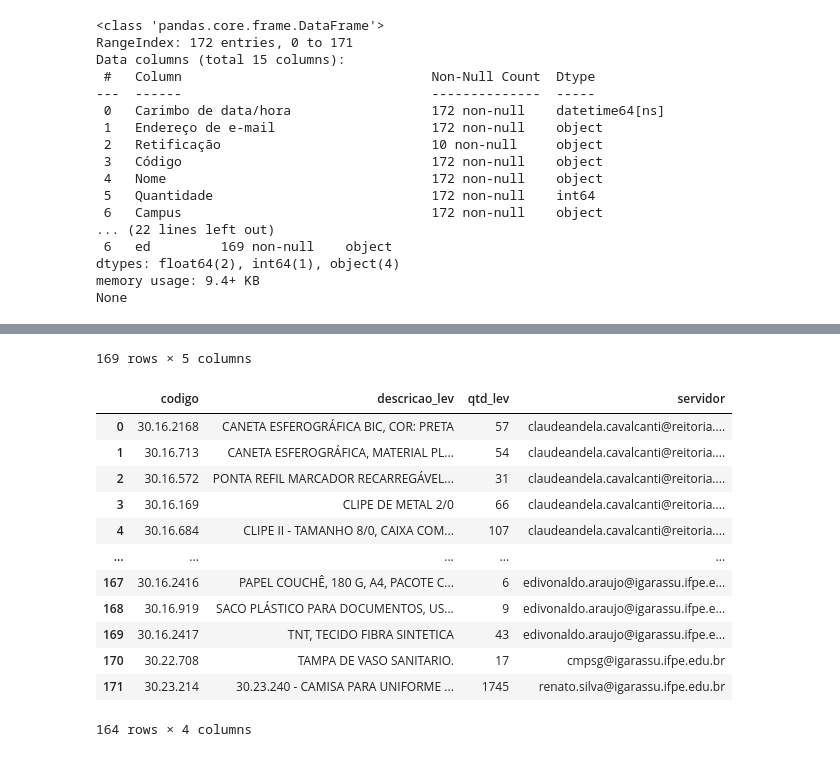
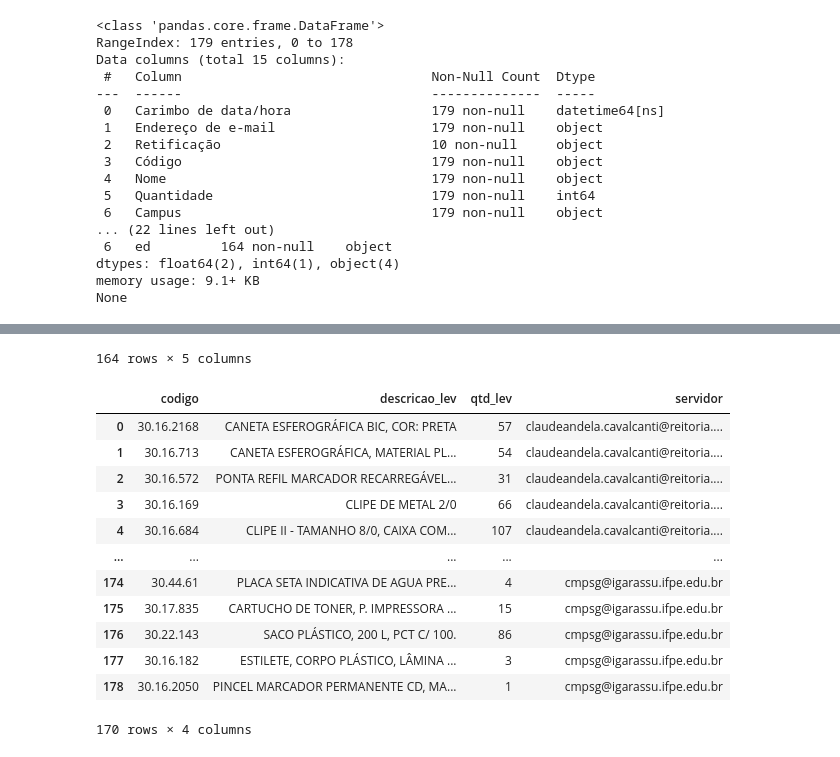
Before and after one commit to ricardoseminsta/automacao_almox, a Jupyter notebook: consolicacao_inventario.ipynb, the cells around one changed output, grey strips where cells are left out. Cells and saved outputs as stored; diff of their text form; code cells hidden in the pictures.

```diff
--- a/consolicacao_inventario.ipynb
+++ b/consolicacao_inventario.ipynb
@@ -12,21 +12,29 @@ data_e_hora = data_e_hora_atuais.strftime('%Y-%m-%d_%H-%M')
 logger = logging.getLogger('consolidação')
 logger.setLevel(logging.DEBUG)
 
-fHandler = logging.FileHandler(f'logs/{data_e_hora_atuais}_extracao.log', mode='w')
+fHandler = logging.FileHandler(f'logs/{data_e_hora_atuais}_consolidacao.log', mode='w')
 formatter = logging.Formatter('%(asctime)s - %(levelname)s - %(message)s')
 
 fHandler.setFormatter(formatter)
 logger.addHandler(fHandler)
 
 # logging.basicConfig(level=logging.DEBUG, filename='app.log', filemode='x', format='%(asctime)s - %(levelname)s - %(message)s')
-logger.info(f'Iniciando Extarção campus {n_campi}')
+logger.info(f'Iniciando consolidação campus {n_campi}')
 # logger.debug('debug message')
 # logger.warning('warn message')
 # %%
 import pandas as pd
 
+logger.info(f'carregando palnilha de levantamento fisico campus {n_campi}')
 levantamento = pd.read_excel('consolidacao/levantamento/2023_levantamento_CIGR.xlsx')
-suap = pd.read_excel('consolidacao/suap/2023-08-03_16-16_CIGR_relatorio_almox.xlsx')
+time.sleep(random.randint(60, 80))
+
+logger.info(f'carregando palnilha de estoque suap campus {n_campi}')
+suap = pd.read_excel('consolidacao/suap/2023-08-10_16-07_CIGR_relatorio_almox.xlsx')
+time.sleep(random.randint(60, 80))
+
+logger.info(f'tratamdp dados da planilha de levantameto fisico {n_campi}')
+time.sleep(random.randint(60, 80))
 
 # removendo itens nulos e deixando apenas os retificados
 retificacao = levantamento[levantamento['Retificação'].str.contains('Retificação').fillna(False)]
@@ -48,10 +56,15 @@ ed_lev = levantamento_ret['codigo'].str[3:5]
 # adicionando ed ao data frame geral
 # levantamento_ret['ED'] = ed_lev
 
+logger.info(f'removendo dados duplicados')
+time.sleep(random.randint(60, 80))
 # lista de servidores
 servidores = levantamento['Endereço de e-mail'].drop_duplicates(keep='last')
 # reindexando uutilizando list comprehension
 servidores.index = [x for x in range(0, len(servidores))]
+
+logger.info(f'cruzando dados entre levantamento fisico e suap')
+time.sleep(random.randint(60, 80))
 
 levantamento_cross = levantamento_ret.drop(columns=['Material de pouca movimentação - PM', 'Material Vencido - MV',
                                                  'Material próximo ao vencimento - PV', 'Material danificado ou avariado - MD',
@@ -66,25 +79,31 @@ suap_cross = suap_cross.drop(columns=['vlr_total', 'vlr_unt'])
 display(suap_cross)
 display(levantamento_cross)
 
+logger.info(f'consolidando dados')
+time.sleep(random.randint(60, 80))
+
+logger.info(f'exportando planilha de consolidação')
+time.sleep(random.randint(60, 80))
+
 consolidacao = pd.merge(suap_cross, levantamento_cross, on='codigo', how='outer', indicator=True)
 consolidacao.to_excel(f'consolidacao/{n_campi}_consolidacao.xlsx', index=False)
 # %% [output]
 <class 'pandas.core.frame.DataFrame'>
-RangeIndex: 172 entries, 0 to 171
+RangeIndex: 179 entries, 0 to 178
 Data columns (total 15 columns):
  #   Column                                Non-Null Count  Dtype
 ---  ------                                --------------  -----
- 0   Carimbo de data/hora                  172 non-null    datetime64[ns]
- 1   Endereço de e-mail                    172 non-null    object
+ 0   Carimbo de data/hora                  179 non-null    datetime64[ns]
+ 1   Endereço de e-mail                    179 non-null    object
  2   Retificação                           10 non-null     object
- 3   Código                                172 non-null    object
- 4   Nome                                  172 non-null    object
- 5   Quantidade                            172 non-null    int64
- 6   Campus                                172 non-null    object
+ 3   Código                                179 non-null    object
+ 4   Nome                                  179 non-null    object
+ 5   Quantidade                            179 non-null    int64
+ 6   Campus                                179 non-null    object
 ... (22 lines left out)
- 6   ed         169 non-null    object
+ 6   ed         164 non-null    object
 dtypes: float64(2), int64(1), object(4)
-memory usage: 9.4+ KB
+memory usage: 9.1+ KB
 None
 |  | codigo | descricao_suap | und | qtd_suap | ed |
 | 0 | 30.11.922 | Álcool 70. agente desinfetante, L... | BOMBONA | 9 | 11 - MATERIAL QUIMICO |
@@ -101,15 +120,15 @@ None
-169 rows × 5 columns
+164 rows × 5 columns
 |  | codigo | descricao_lev | qtd_lev | servidor |
 | 0 | 30.16.2168 | CANETA ESFEROGRÁFICA BIC, COR: PRETA | 57 | claudeandela.cavalcanti@reitoria.... |
 | 1 | 30.16.713 | CANETA ESFEROGRÁFICA, MATERIAL PL... | 54 | claudeandela.cavalcanti@reitoria.... |
 | 2 | 30.16.572 | PONTA REFIL MARCADOR RECARREGÁVEL... | 31 | claudeandela.cavalcanti@reitoria.... |
 | 3 | 30.16.169 | CLIPE DE METAL 2/0 | 66 | claudeandela.cavalcanti@reitoria.... |
 | 4 | 30.16.684 | CLIPE II - TAMANHO 8/0, CAIXA COM... | 107 | claudeandela.cavalcanti@reitoria.... |
 | ... | ... | ... | ... | ... |
-| 167 | 30.16.2416 | PAPEL COUCHÊ, 180 G, A4, PACOTE C... | 6 | edivonaldo.araujo@igarassu.ifpe.e... |
-| 168 | 30.16.919 | SACO PLÁSTICO PARA DOCUMENTOS, US... | 9 | edivonaldo.araujo@igarassu.ifpe.e... |
-| 169 | 30.16.2417 | TNT, TECIDO FIBRA SINTETICA | 43 | edivonaldo.araujo@igarassu.ifpe.e... |
-| 170 | 30.22.708 | TAMPA DE VASO SANITARIO. | 17 | cmpsg@igarassu.ifpe.edu.br |
-| 171 | 30.23.214 | 30.23.240 - CAMISA PARA UNIFORME ... | 1745 | renato.silva@igarassu.ifpe.edu.br |
+| 174 | 30.44.61 | PLACA SETA INDICATIVA DE AGUA PRE... | 4 | cmpsg@igarassu.ifpe.edu.br |
+| 175 | 30.17.835 | CARTUCHO DE TONER, P. IMPRESSORA ... | 15 | cmpsg@igarassu.ifpe.edu.br |
+| 176 | 30.22.143 | SACO PLÁSTICO, 200 L, PCT C/ 100. | 86 | cmpsg@igarassu.ifpe.edu.br |
+| 177 | 30.16.182 | ESTILETE, CORPO PLÁSTICO, LÂMINA ... | 3 | cmpsg@igarassu.ifpe.edu.br |
+| 178 | 30.16.2050 | PINCEL MARCADOR PERMANENTE CD, MA... | 1 | cmpsg@igarassu.ifpe.edu.br |
-164 rows × 4 columns
+170 rows × 4 columns
 # %%
```
Also changed, not shown: parts of 2 cells of this notebook, 8 other files.
